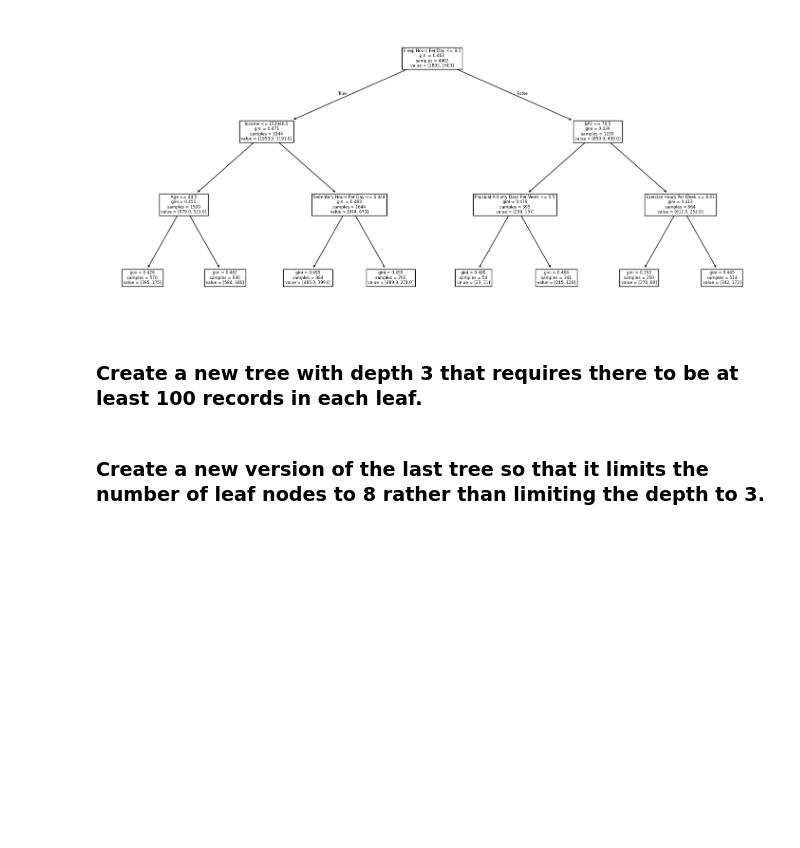
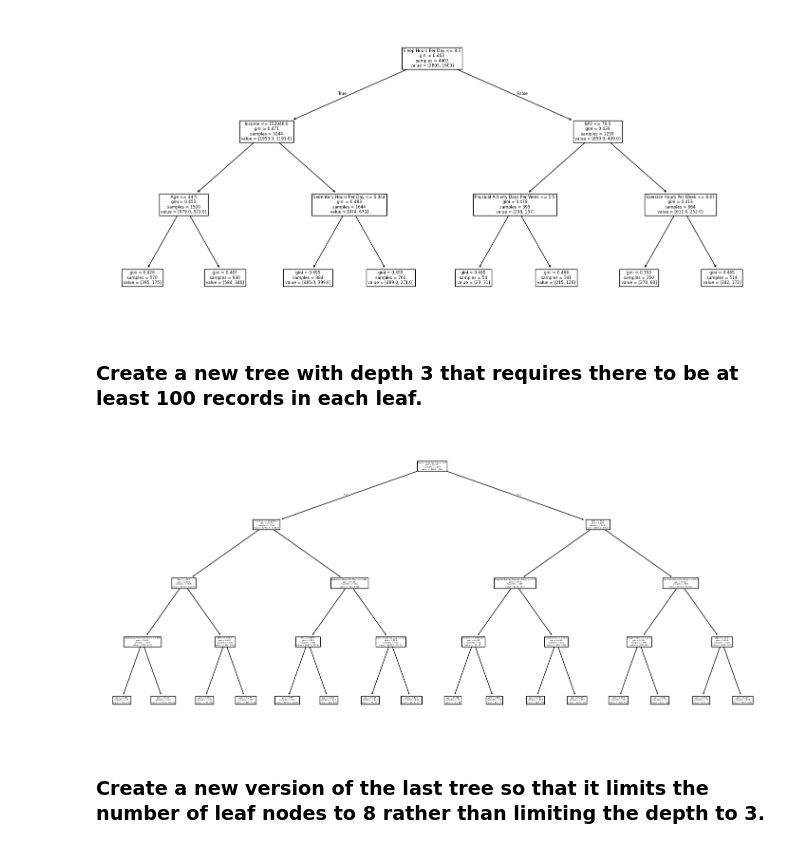
Before and after one commit to ethan-ucol/code_2600, a Jupyter notebook: mod08_rf.ipynb, the cells around one changed output. Saved outputs shown, nothing was run; the diff lists cells and outputs as text; code cells hidden in the pictures; blank space fills up the shorter version.

```diff
--- a/mod08_rf.ipynb
+++ b/mod08_rf.ipynb
@@ -166,12 +166,15 @@ plot_tree(tree3,
 # %% [markdown]
 ### Create a new tree with depth 3 that requires there to be at least 100 records in each leaf.
 # %%
-tree4 = #fillin
+tree4 = DTC(max_depth=4)
+tree4.fit(X_train, y_train)
 
 ax = subplots(figsize=(18,8))[1]
 plot_tree(tree4,
           feature_names=feature_names,
           ax=ax);
+# %% [output]
+[figure, added]
 # %% [markdown]
 ### Create a new version of the last tree so that it limits the number of leaf nodes to 8 rather than limiting the depth to 3.
 # %%
```
Also changed, not shown: parts of 12 cells of this notebook.
